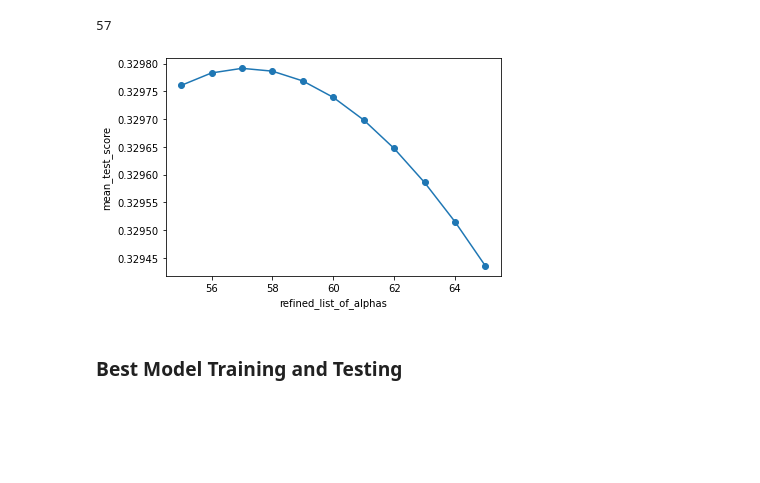
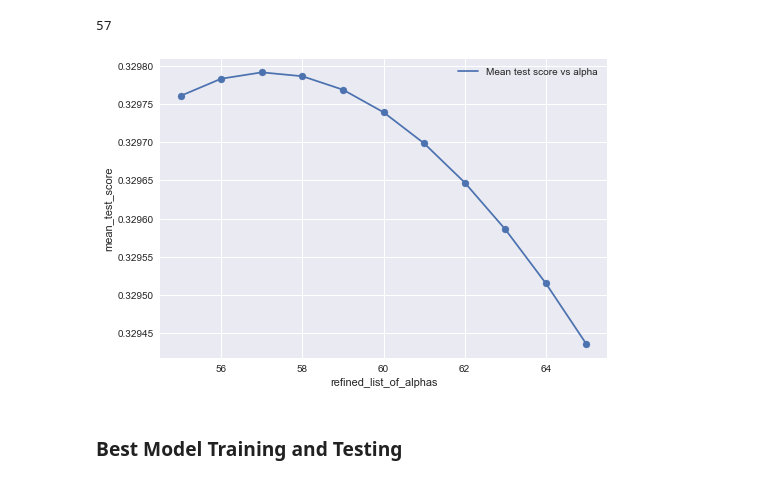
Before and after one commit to PritishWadhwa/IMDb-Movie-Rating-Predictor, a Jupyter notebook: Regression/Linear_Regresssion_Ridge.ipynb, the cells around one changed output. Cells and saved outputs as stored; diff of their text form; code cells hidden in the pictures; blank space fills up the shorter version.

```diff
--- a/Regression/Linear_Regresssion_Ridge.ipynb
+++ b/Regression/Linear_Regresssion_Ridge.ipynb
@@ -41,10 +41,12 @@ print(gridSearch.best_estimator_.alpha)
 # %% [output]
 60
 # %%
+plt.style.use('seaborn')
 plt.scatter(list_of_alphas[6:],gridSearch.cv_results_['mean_test_score'][6:])
-plt.plot(list_of_alphas[6:],gridSearch.cv_results_['mean_test_score'][6:])
+plt.plot(list_of_alphas[6:],gridSearch.cv_results_['mean_test_score'][6:], label='Mean test score vs alpha')
 plt.xlabel('list_of_alphas')
 plt.ylabel('mean_test_score')
+plt.legend()
 plt.savefig('Graphs/ridge_gs_fig1.png')
 plt.show()
 # %% [output]
@@ -64,14 +66,16 @@ print(refinedGridSearch.best_estimator_.alpha)
 # %% [output]
 57
 # %%
+plt.style.use('seaborn')
 plt.scatter(refined_list_of_alphas,refinedGridSearch.cv_results_['mean_test_score'])
-plt.plot(refined_list_of_alphas,refinedGridSearch.cv_results_['mean_test_score'])
+plt.plot(refined_list_of_alphas,refinedGridSearch.cv_results_['mean_test_score'], label='Mean test score vs alpha')
 plt.xlabel('refined_list_of_alphas')
 plt.ylabel('mean_test_score')
+plt.legend()
 plt.savefig('Graphs/ridge_gs_fig2.png')
 plt.show()
 # %% [output]
-[figure, old version]
+[figure, new version]
 # %% [markdown]
 ### Best Model Training and Testing
 # %%
```
Also changed, not shown: parts of 1 cell of this notebook, 6 other files.
